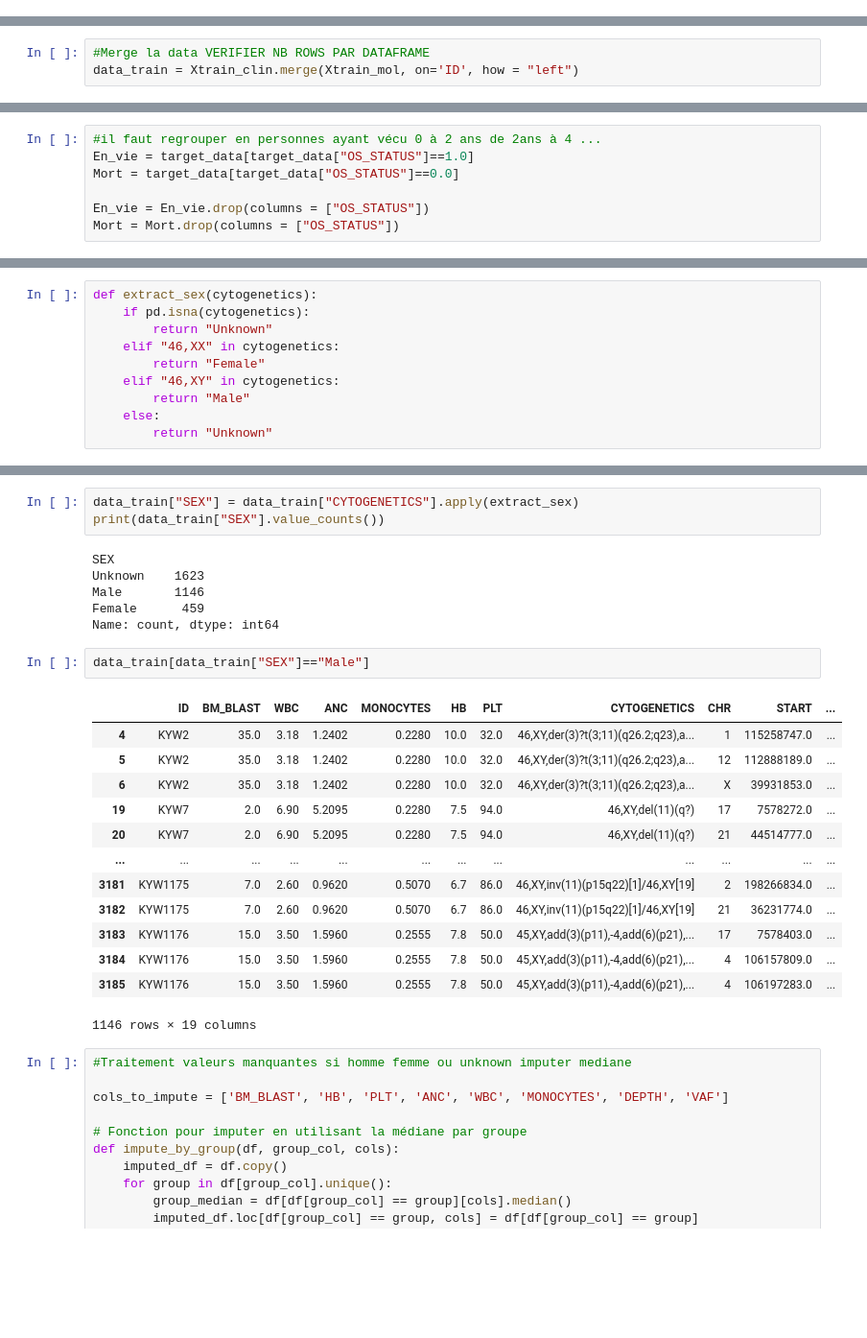
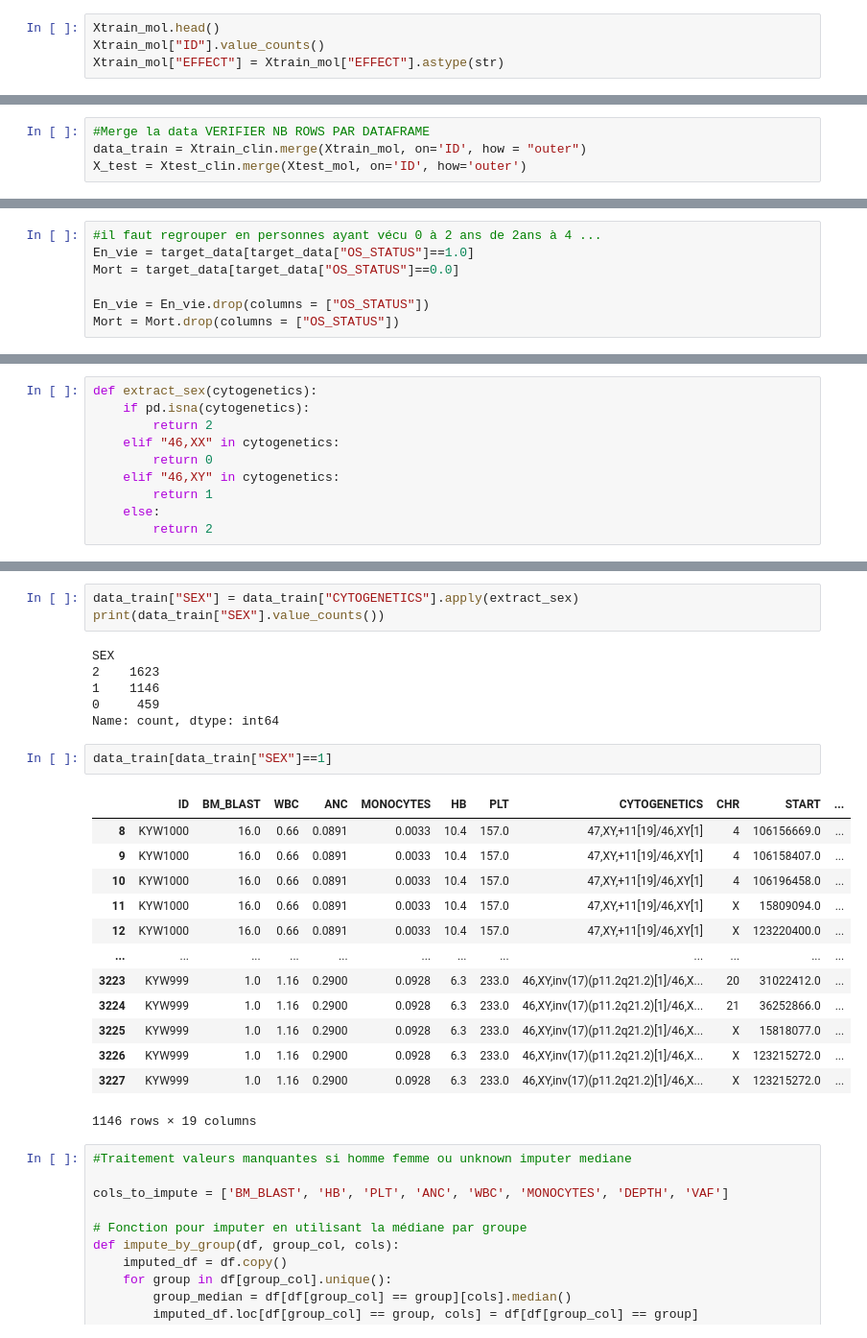
Before and after one commit to Oumaimabrini/Machine-Learning, a Jupyter notebook: Data_preparation.ipynb, the cells around one changed output, grey strips where cells are left out. Shown: that part at 96% size. Drawn from its saved outputs; the diff is of its cells as text; blank space fills up the shorter version.

```diff
--- a/Data_preparation.ipynb
+++ b/Data_preparation.ipynb
@@ -153,0 +94,4 @@ Name: count, Length: 1054, dtype: int64
+# %%
+Xtrain_mol.head()
+Xtrain_mol["ID"].value_counts()
+Xtrain_mol["EFFECT"] = Xtrain_mol["EFFECT"].astype(str)
@@ -171,5 +128,6 @@ KYW18      1
 Name: count, Length: 257, dtype: int64
 # %%
 #Merge la data VERIFIER NB ROWS PAR DATAFRAME
-data_train = Xtrain_clin.merge(Xtrain_mol, on='ID', how = "left")
+data_train = Xtrain_clin.merge(Xtrain_mol, on='ID', how = "outer")
+X_test = Xtest_clin.merge(Xtest_mol, on='ID', how='outer')
 # %%
@@ -254,10 +204,10 @@ Name: count, Length: 708, dtype: int64
 # %%
 def extract_sex(cytogenetics):
     if pd.isna(cytogenetics):
-        return "Unknown"
+        return 2
     elif "46,XX" in cytogenetics:
-        return "Female"
+        return 0
     elif "46,XY" in cytogenetics:
-        return "Male"
+        return 1
     else:
-        return "Unknown"
+        return 2
@@ -266,25 +242,25 @@ data_train["SEX"] = data_train["CYTOGENETICS"].apply(extract_sex)
 print(data_train["SEX"].value_counts())
 # %% [output]
 SEX
-Unknown    1623
-Male       1146
-Female      459
+2    1623
+1    1146
+0     459
 Name: count, dtype: int64
 # %%
-data_train[data_train["SEX"]=="Male"]
+data_train[data_train["SEX"]==1]
 # %% [output]
 |  | ID | BM_BLAST | WBC | ANC | MONOCYTES | HB | PLT | CYTOGENETICS | CHR | START | ... |
-| 4 | KYW2 | 35.0 | 3.18 | 1.2402 | 0.2280 | 10.0 | 32.0 | 46,XY,der(3)?t(3;11)(q26.2;q23),a... | 1 | 115258747.0 | ... |
-| 5 | KYW2 | 35.0 | 3.18 | 1.2402 | 0.2280 | 10.0 | 32.0 | 46,XY,der(3)?t(3;11)(q26.2;q23),a... | 12 | 112888189.0 | ... |
-| 6 | KYW2 | 35.0 | 3.18 | 1.2402 | 0.2280 | 10.0 | 32.0 | 46,XY,der(3)?t(3;11)(q26.2;q23),a... | X | 39931853.0 | ... |
-| 19 | KYW7 | 2.0 | 6.90 | 5.2095 | 0.2280 | 7.5 | 94.0 | 46,XY,del(11)(q?) | 17 | 7578272.0 | ... |
-| 20 | KYW7 | 2.0 | 6.90 | 5.2095 | 0.2280 | 7.5 | 94.0 | 46,XY,del(11)(q?) | 21 | 44514777.0 | ... |
+| 8 | KYW1000 | 16.0 | 0.66 | 0.0891 | 0.0033 | 10.4 | 157.0 | 47,XY,+11[19]/46,XY[1] | 4 | 106156669.0 | ... |
+| 9 | KYW1000 | 16.0 | 0.66 | 0.0891 | 0.0033 | 10.4 | 157.0 | 47,XY,+11[19]/46,XY[1] | 4 | 106158407.0 | ... |
+| 10 | KYW1000 | 16.0 | 0.66 | 0.0891 | 0.0033 | 10.4 | 157.0 | 47,XY,+11[19]/46,XY[1] | 4 | 106196458.0 | ... |
+| 11 | KYW1000 | 16.0 | 0.66 | 0.0891 | 0.0033 | 10.4 | 157.0 | 47,XY,+11[19]/46,XY[1] | X | 15809094.0 | ... |
+| 12 | KYW1000 | 16.0 | 0.66 | 0.0891 | 0.0033 | 10.4 | 157.0 | 47,XY,+11[19]/46,XY[1] | X | 123220400.0 | ... |
 | ... | ... | ... | ... | ... | ... | ... | ... | ... | ... | ... | ... |
-| 3181 | KYW1175 | 7.0 | 2.60 | 0.9620 | 0.5070 | 6.7 | 86.0 | 46,XY,inv(11)(p15q22)[1]/46,XY[19] | 2 | 198266834.0 | ... |
-| 3182 | KYW1175 | 7.0 | 2.60 | 0.9620 | 0.5070 | 6.7 | 86.0 | 46,XY,inv(11)(p15q22)[1]/46,XY[19] | 21 | 36231774.0 | ... |
-| 3183 | KYW1176 | 15.0 | 3.50 | 1.5960 | 0.2555 | 7.8 | 50.0 | 45,XY,add(3)(p11),-4,add(6)(p21),... | 17 | 7578403.0 | ... |
-| 3184 | KYW1176 | 15.0 | 3.50 | 1.5960 | 0.2555 | 7.8 | 50.0 | 45,XY,add(3)(p11),-4,add(6)(p21),... | 4 | 106157809.0 | ... |
-| 3185 | KYW1176 | 15.0 | 3.50 | 1.5960 | 0.2555 | 7.8 | 50.0 | 45,XY,add(3)(p11),-4,add(6)(p21),... | 4 | 106197283.0 | ... |
+| 3223 | KYW999 | 1.0 | 1.16 | 0.2900 | 0.0928 | 6.3 | 233.0 | 46,XY,inv(17)(p11.2q21.2)[1]/46,X... | 20 | 31022412.0 | ... |
+| 3224 | KYW999 | 1.0 | 1.16 | 0.2900 | 0.0928 | 6.3 | 233.0 | 46,XY,inv(17)(p11.2q21.2)[1]/46,X... | 21 | 36252866.0 | ... |
+| 3225 | KYW999 | 1.0 | 1.16 | 0.2900 | 0.0928 | 6.3 | 233.0 | 46,XY,inv(17)(p11.2q21.2)[1]/46,X... | X | 15818077.0 | ... |
+| 3226 | KYW999 | 1.0 | 1.16 | 0.2900 | 0.0928 | 6.3 | 233.0 | 46,XY,inv(17)(p11.2q21.2)[1]/46,X... | X | 123215272.0 | ... |
+| 3227 | KYW999 | 1.0 | 1.16 | 0.2900 | 0.0928 | 6.3 | 233.0 | 46,XY,inv(17)(p11.2q21.2)[1]/46,X... | X | 123215272.0 | ... |
 1146 rows × 19 columns
 # %%
 #Traitement valeurs manquantes si homme femme ou unknown imputer mediane
```
Also changed, not shown: parts of 37 cells of this notebook, 7 other files.
